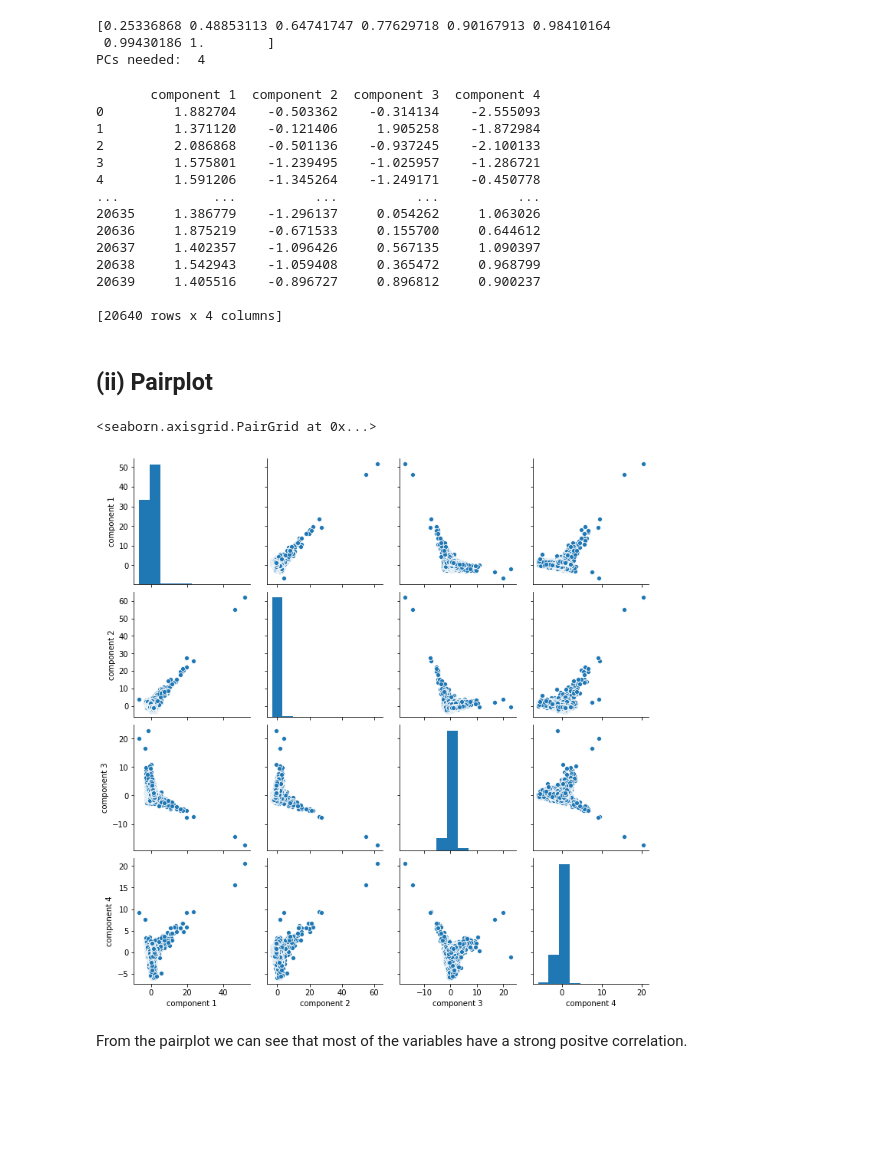
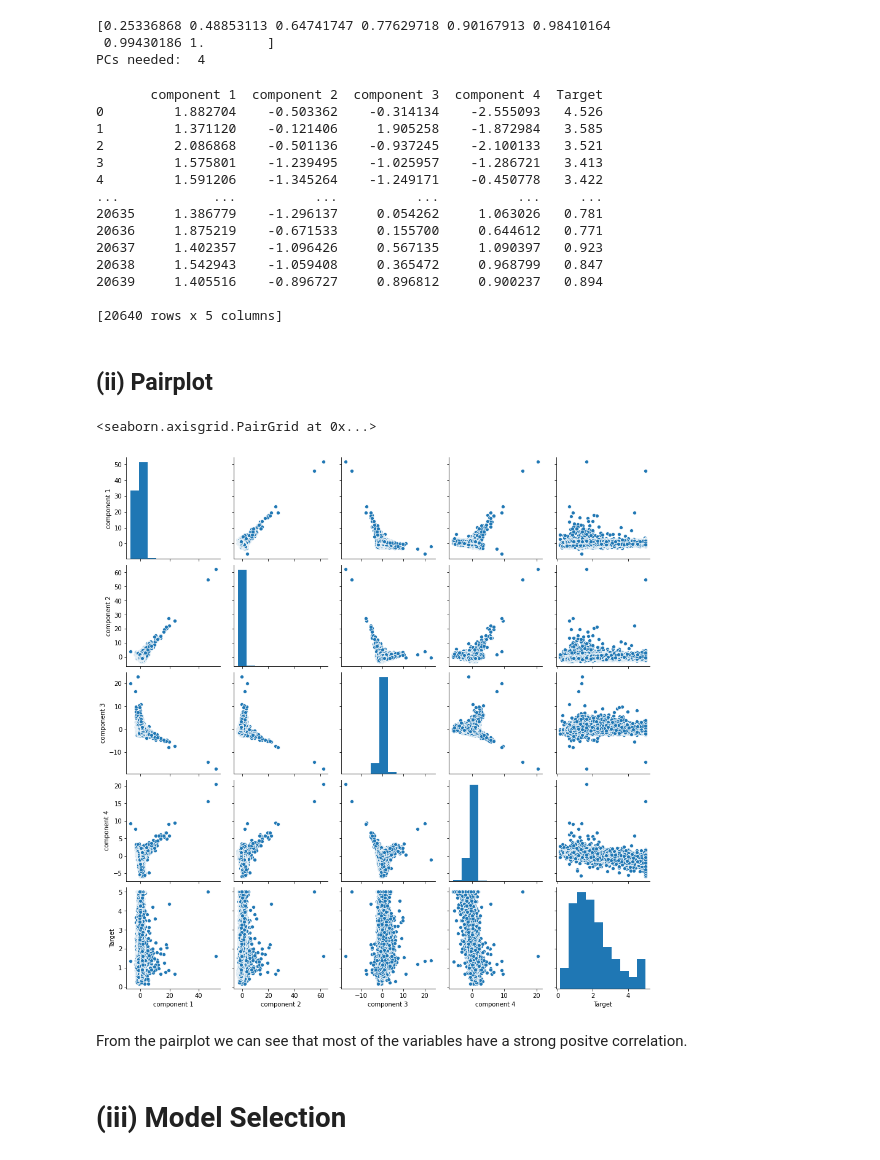
Before and after one commit to ics-projects/ML-Lab2-Clone, a Jupyter notebook: CAT1.ipynb, the cells around one changed output. Cells and saved outputs as stored; diff of their text form; code cells hidden in the pictures; blank space fills up the shorter version.

```diff
--- a/CAT1.ipynb
+++ b/CAT1.ipynb
@@ -76,28 +78,31 @@ pca = PCA(n_components=4)
 principle_components = pca.fit_transform(X)
 
 principal_df = pd.DataFrame(data = principle_components, columns = ['component 1', 'component 2', 'component 3', 'component 4'])
-print(principal_df)
+final_data = pd.concat([principal_df, pd.DataFrame(Y, columns=['Target'])], axis=1)
+print(final_data)
 # %% [output]
-       component 1  component 2  component 3  component 4
-0         1.882704    -0.503362    -0.314134    -2.555093
-1         1.371120    -0.121406     1.905258    -1.872984
-2         2.086868    -0.501136    -0.937245    -2.100133
-3         1.575801    -1.239495    -1.025957    -1.286721
-4         1.591206    -1.345264    -1.249171    -0.450778
-...            ...          ...          ...          ...
-20635     1.386779    -1.296137     0.054262     1.063026
-20636     1.875219    -0.671533     0.155700     0.644612
-20637     1.402357    -1.096426     0.567135     1.090397
-20638     1.542943    -1.059408     0.365472     0.968799
-20639     1.405516    -0.896727     0.896812     0.900237
+       component 1  component 2  component 3  component 4  Target
+0         1.882704    -0.503362    -0.314134    -2.555093   4.526
+1         1.371120    -0.121406     1.905258    -1.872984   3.585
+2         2.086868    -0.501136    -0.937245    -2.100133   3.521
+3         1.575801    -1.239495    -1.025957    -1.286721   3.413
+4         1.591206    -1.345264    -1.249171    -0.450778   3.422
+...            ...          ...          ...          ...     ...
+20635     1.386779    -1.296137     0.054262     1.063026   0.781
+20636     1.875219    -0.671533     0.155700     0.644612   0.771
+20637     1.402357    -1.096426     0.567135     1.090397   0.923
+20638     1.542943    -1.059408     0.365472     0.968799   0.847
+20639     1.405516    -0.896727     0.896812     0.900237   0.894
 
-[20640 rows x 4 columns]
+[20640 rows x 5 columns]
 # %% [markdown]
 ## (ii) Pairplot
 # %%
-sns.pairplot(principal_df)
+sns.pairplot(final_data)
 # %% [output]
 <seaborn.axisgrid.PairGrid at 0x...>
-[figure, old version]
+[figure, new version]
 # %% [markdown]
 From the pairplot we can see that most of the variables have a strong positve correlation.
+# %% [markdown]
+# (iii) Model Selection
```
Also changed, not shown: parts of 13 cells of this notebook.
